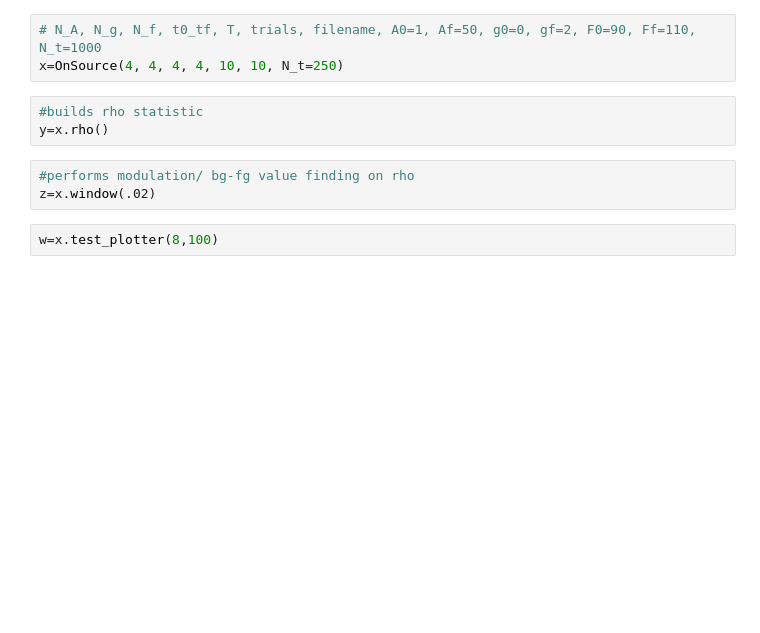
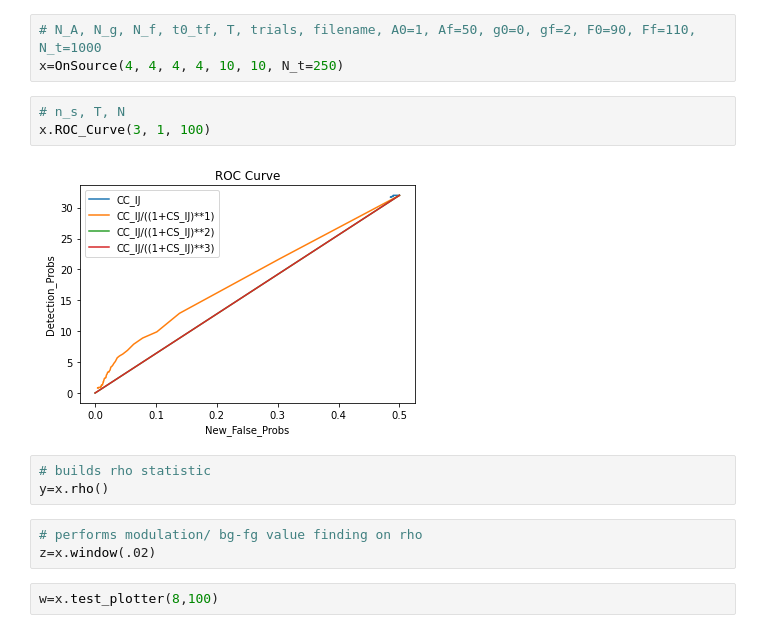
Before and after one commit to mickbrawler/Waveforms, a Jupyter notebook: Onsource_Analysis.ipynb, the cells around one changed output. Saved outputs shown, nothing was run; the diff lists cells and outputs as text; blank space fills up the shorter version.

```diff
--- a/Onsource_Analysis.ipynb
+++ b/Onsource_Analysis.ipynb
@@ -477,11 +513,16 @@ class OnSource:
 # %%
 # N_A, N_g, N_f, t0_tf, T, trials, filename, A0=1, Af=50, g0=0, gf=2, F0=90, Ff=110, N_t=1000
 x=OnSource(4, 4, 4, 4, 10, 10, N_t=250)
+# %%
+# n_s, T, N
+x.ROC_Curve(3, 1, 100)
+# %% [output]
+[figure, added]
 # %%
-#builds rho statistic
+# builds rho statistic
 y=x.rho()
 # %%
-#performs modulation/ bg-fg value finding on rho
+# performs modulation/ bg-fg value finding on rho
 z=x.window(.02)
 # %%
 w=x.test_plotter(8,100)
```
Also changed, not shown: parts of 9 cells of this notebook.
